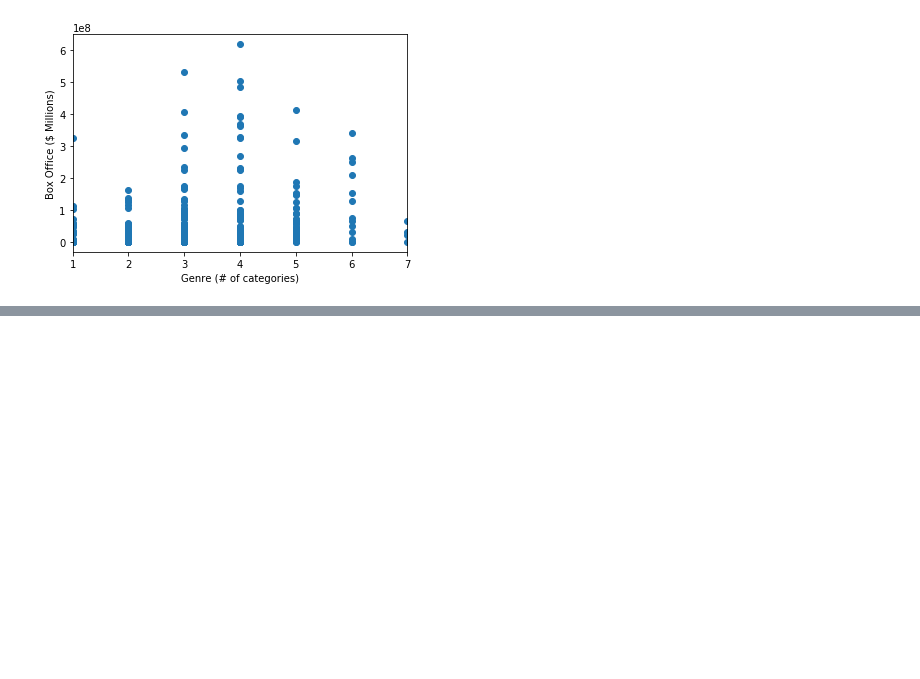
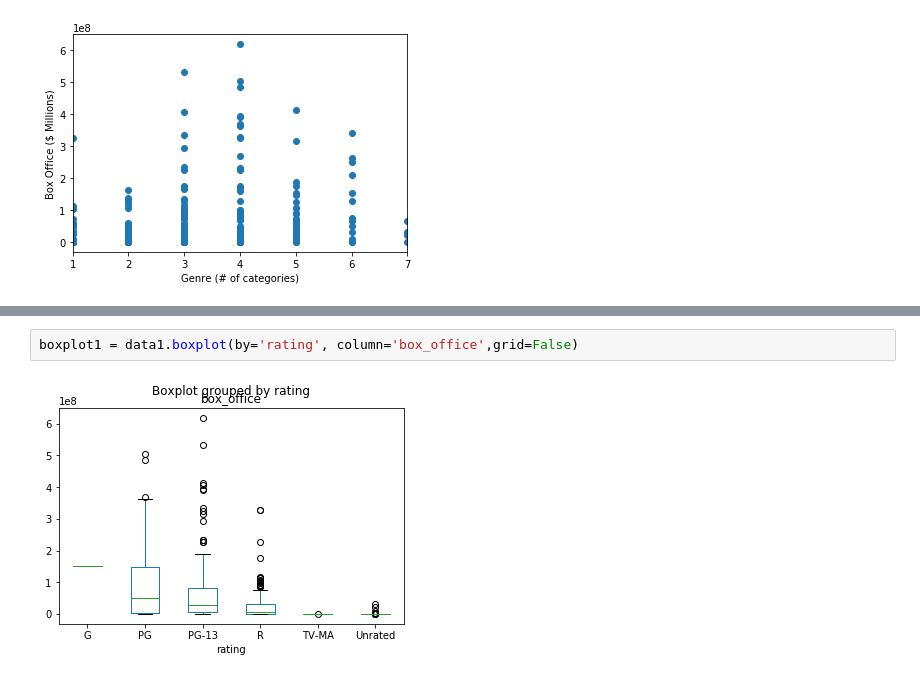
Before and after one commit to rebeca-lamas/machine-learning-project, a Jupyter notebook: multi-linear-regression-model.ipynb, the cells around one changed output, grey strips where cells are left out. Cells and saved outputs as stored; diff of their text form; blank space fills up the shorter version.

```diff
--- a/multi-linear-regression-model.ipynb
+++ b/multi-linear-regression-model.ipynb
@@ -134,0 +130,4 @@ plt.show()
+# %%
+boxplot1 = data1.boxplot(by='rating', column='box_office',grid=False)
+# %% [output]
+[figure, added]
```
Also changed, not shown: parts of 8 cells of this notebook, 2 other files.
